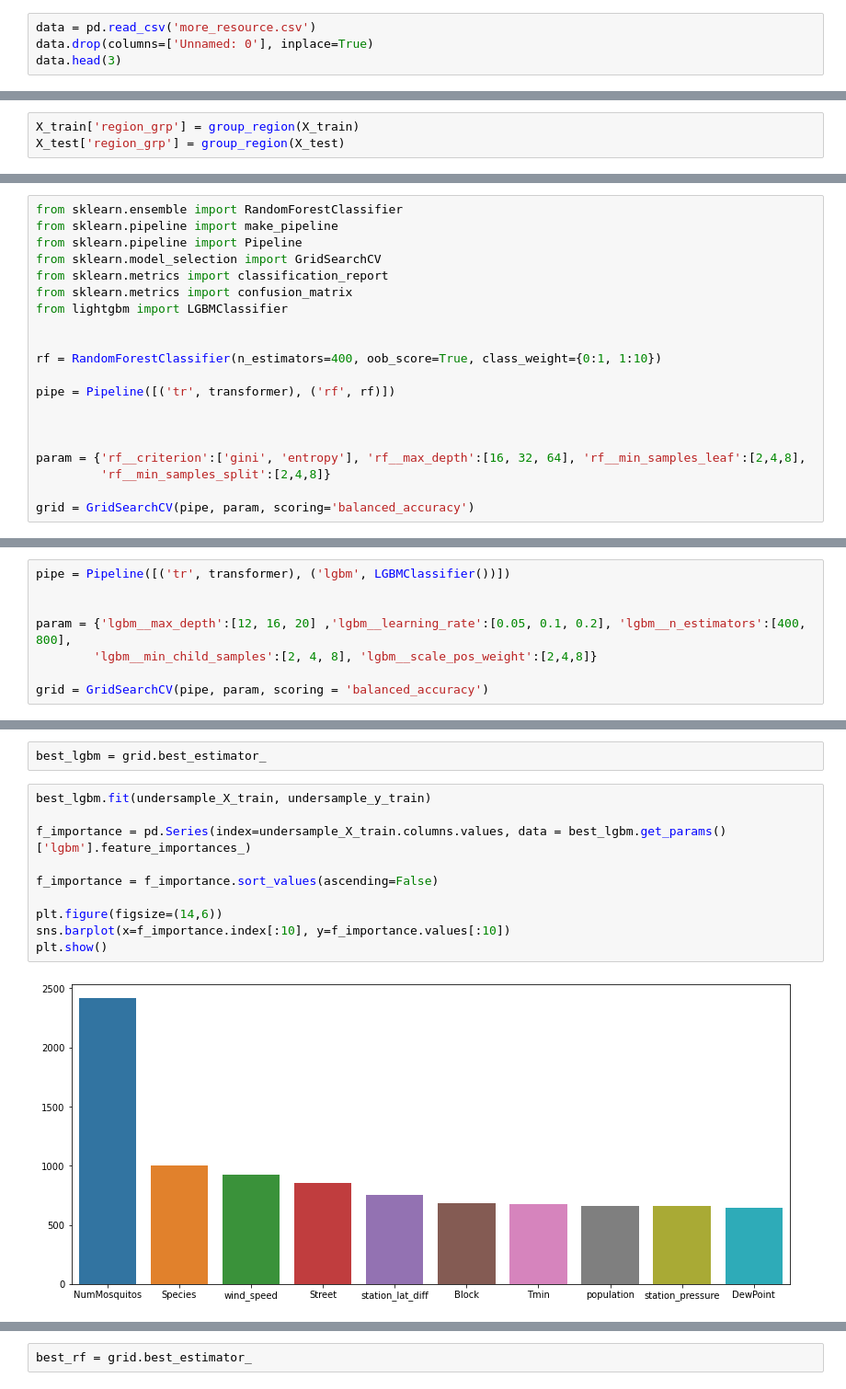
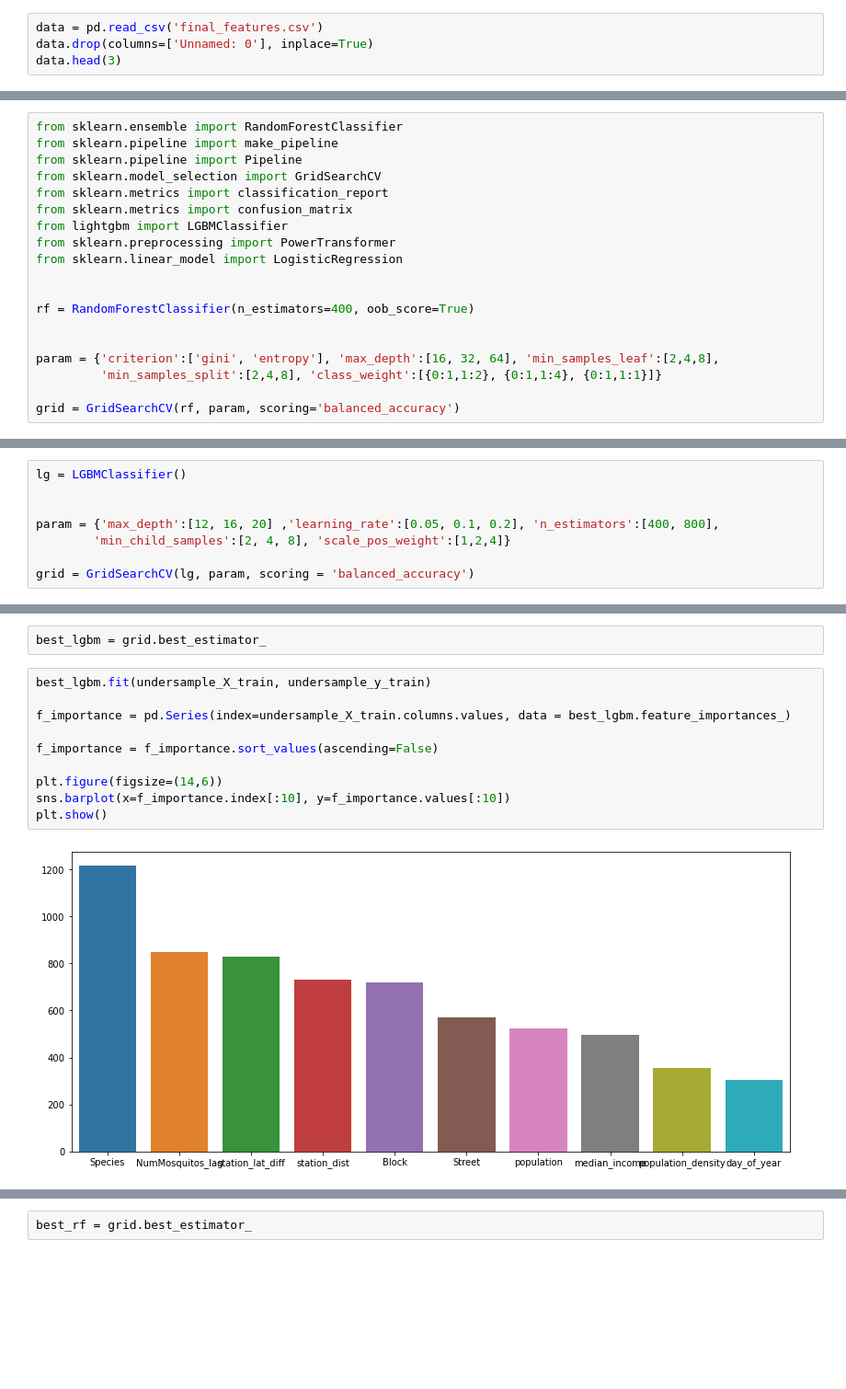
Before and after one commit to maoli-ds/2nd-capstone-project, a Jupyter notebook: modelling.ipynb, the cells around one changed output, grey strips where cells are left out. Shown at 92% size. Cells and saved outputs as stored; diff of their text form; blank space fills up the shorter version.

```diff
--- a/modelling.ipynb
+++ b/modelling.ipynb
@@ -12,7 +12,7 @@ import plotly.express as px
 pd.set_option('display.max_columns', None)
 pd.set_option('display.max_rows', None)
 # %%
-data = pd.read_csv('more_resource.csv')
+data = pd.read_csv('final_features.csv')
 data.drop(columns=['Unnamed: 0'], inplace=True)
 data.head(3)
 # %% [output]
@@ -98,6 +56,3 @@ def group_region(df):
-# %%
-X_train['region_grp'] = group_region(X_train)
-X_test['region_grp'] = group_region(X_test)
 # %%
 X_train.head()
 # %% [output]
@@ -126,18 +74,17 @@ from sklearn.model_selection import GridSearchCV
 from sklearn.metrics import classification_report
 from sklearn.metrics import confusion_matrix
 from lightgbm import LGBMClassifier
+from sklearn.preprocessing import PowerTransformer
+from sklearn.linear_model import LogisticRegression
 
 
-rf = RandomForestClassifier(n_estimators=400, oob_score=True, class_weight={0:1, 1:10})
-
-pipe = Pipeline([('tr', transformer), ('rf', rf)])
+rf = RandomForestClassifier(n_estimators=400, oob_score=True)
 
 
+param = {'criterion':['gini', 'entropy'], 'max_depth':[16, 32, 64], 'min_samples_leaf':[2,4,8],
+         'min_samples_split':[2,4,8], 'class_weight':[{0:1,1:2}, {0:1,1:4}, {0:1,1:1}]}
 
-param = {'rf__criterion':['gini', 'entropy'], 'rf__max_depth':[16, 32, 64], 'rf__min_samples_leaf':[2,4,8],
-         'rf__min_samples_split':[2,4,8]}
-
-grid = GridSearchCV(pipe, param, scoring='balanced_accuracy')
+grid = GridSearchCV(rf, param, scoring='balanced_accuracy')
 # %%
 grid.fit(undersample_X_train, undersample_y_train)
 # %% [output]
@@ -200,11 +139,11 @@ weighted avg       0.95      0.70      0.79      2102
 # %%
-pipe = Pipeline([('tr', transformer), ('lgbm', LGBMClassifier())])
+lg = LGBMClassifier()
 
 
-param = {'lgbm__max_depth':[12, 16, 20] ,'lgbm__learning_rate':[0.05, 0.1, 0.2], 'lgbm__n_estimators':[400, 800],
-        'lgbm__min_child_samples':[2, 4, 8], 'lgbm__scale_pos_weight':[2,4,8]}
+param = {'max_depth':[12, 16, 20] ,'learning_rate':[0.05, 0.1, 0.2], 'n_estimators':[400, 800],
+        'min_child_samples':[2, 4, 8], 'scale_pos_weight':[1,2,4]}
 
-grid = GridSearchCV(pipe, param, scoring = 'balanced_accuracy')
+grid = GridSearchCV(lg, param, scoring = 'balanced_accuracy')
 # %%
 grid.fit(undersample_X_train, undersample_y_train)
 # %% [output]
@@ -239,15 +167,15 @@ best_lgbm = grid.best_estimator_
 # %%
 best_lgbm.fit(undersample_X_train, undersample_y_train)
 
-f_importance = pd.Series(index=undersample_X_train.columns.values, data = best_lgbm.get_params()['lgbm'].feature_importances_)
+f_importance = pd.Series(index=undersample_X_train.columns.values, data = best_lgbm.feature_importances_)
 
 f_importance = f_importance.sort_values(ascending=False)
 
 plt.figure(figsize=(14,6))
 sns.barplot(x=f_importance.index[:10], y=f_importance.values[:10])
 plt.show()
 # %% [output]
-[figure, old version]
+[figure, new version]
 # %%
 y_pred = best_lgbm.predict(X_test)
 
```
Also changed, not shown: parts of 65 cells of this notebook, 1 other file.
